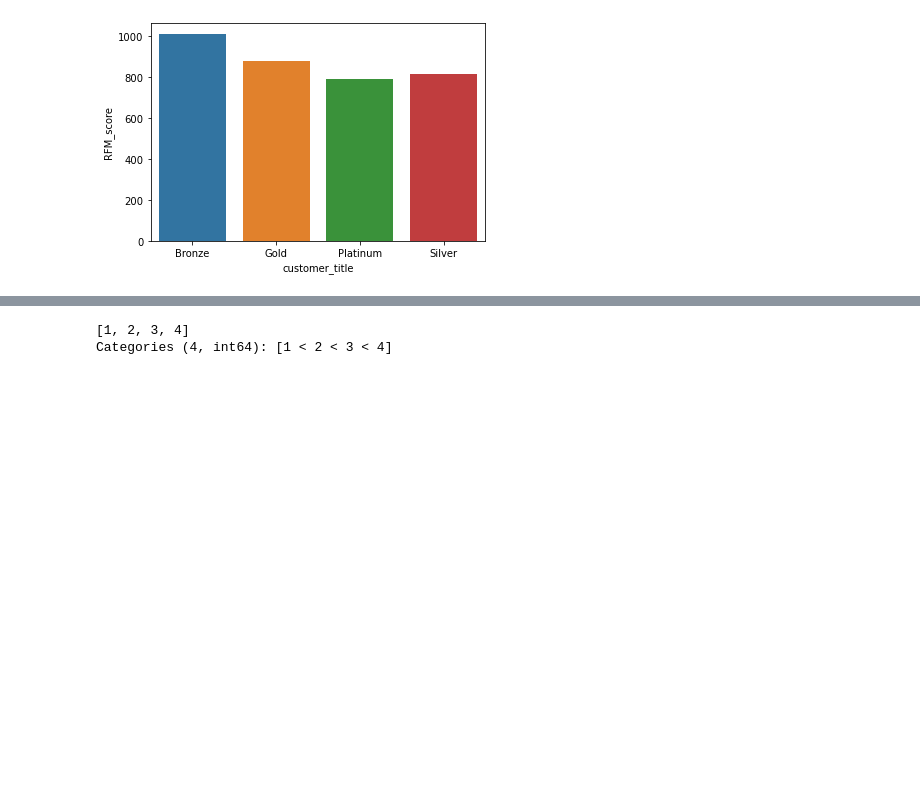
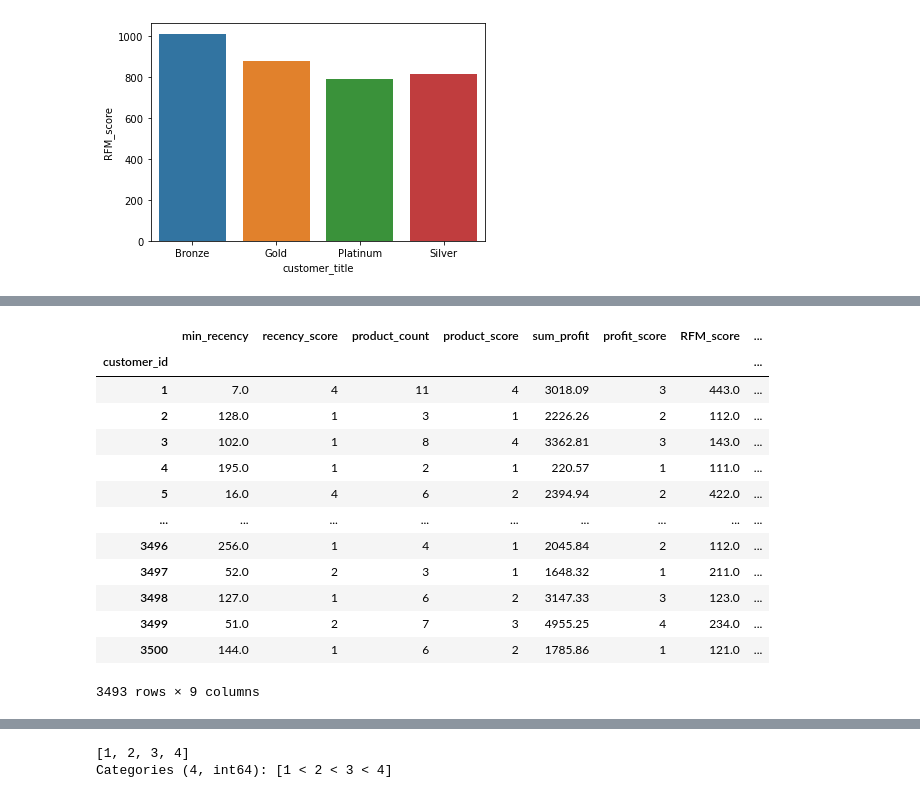
Before and after one commit to daniel8691/Market_strategy_analysis, a Jupyter notebook: Module_two/module_two_dataanalysis.ipynb, the cells around one changed output, grey strips where cells are left out. Cells and saved outputs as stored; diff of their text form; code cells hidden in the pictures; blank space fills up the shorter version.

```diff
--- a/Module_two/module_two_dataanalysis.ipynb
+++ b/Module_two/module_two_dataanalysis.ipynb
@@ -380,0 +396,4 @@ ax = sns.barplot(x=customertitle_grouped_df.index, y= customertitle_grouped_df['
+# %%
+customer_age = 2017 - customerdemo_transaction_df['DOB'].dt.year
+# %%
+customerdemo_transaction_df['customer_age'] = customer_age
@@ -380,0 +436,3 @@ ax = sns.barplot(x=customertitle_grouped_df.index, y= customertitle_grouped_df['
+# %%
+# drop the customer who has the wrong DOB
+customerdemo_transaction_df = customerdemo_transaction_df.loc[customerdemo_transaction_df['customer_id']!=34]
@@ -380,0 +467,19 @@ ax = sns.barplot(x=customertitle_grouped_df.index, y= customertitle_grouped_df['
+# %%
+customer_df['customer_age'] = customerdemo_transaction_df.groupby(by='customer_id')['customer_age'].max()
+# %%
+customer_df
+# %% [output]
+|  | min_recency | recency_score | product_count | product_score | sum_profit | profit_score | RFM_score | ... |
+| customer_id |  |  |  |  |  |  |  | ... |
+| 1 | 7.0 | 4 | 11 | 4 | 3018.09 | 3 | 443.0 | ... |
+| 2 | 128.0 | 1 | 3 | 1 | 2226.26 | 2 | 112.0 | ... |
+| 3 | 102.0 | 1 | 8 | 4 | 3362.81 | 3 | 143.0 | ... |
+| 4 | 195.0 | 1 | 2 | 1 | 220.57 | 1 | 111.0 | ... |
+| 5 | 16.0 | 4 | 6 | 2 | 2394.94 | 2 | 422.0 | ... |
+| ... | ... | ... | ... | ... | ... | ... | ... | ... |
+| 3496 | 256.0 | 1 | 4 | 1 | 2045.84 | 2 | 112.0 | ... |
+| 3497 | 52.0 | 2 | 3 | 1 | 1648.32 | 1 | 211.0 | ... |
+| 3498 | 127.0 | 1 | 6 | 2 | 3147.33 | 3 | 123.0 | ... |
+| 3499 | 51.0 | 2 | 7 | 3 | 4955.25 | 4 | 234.0 | ... |
+| 3500 | 144.0 | 1 | 6 | 2 | 1785.86 | 1 | 121.0 | ... |
+3493 rows × 9 columns
```
Also changed, not shown: parts of 18 cells of this notebook.
